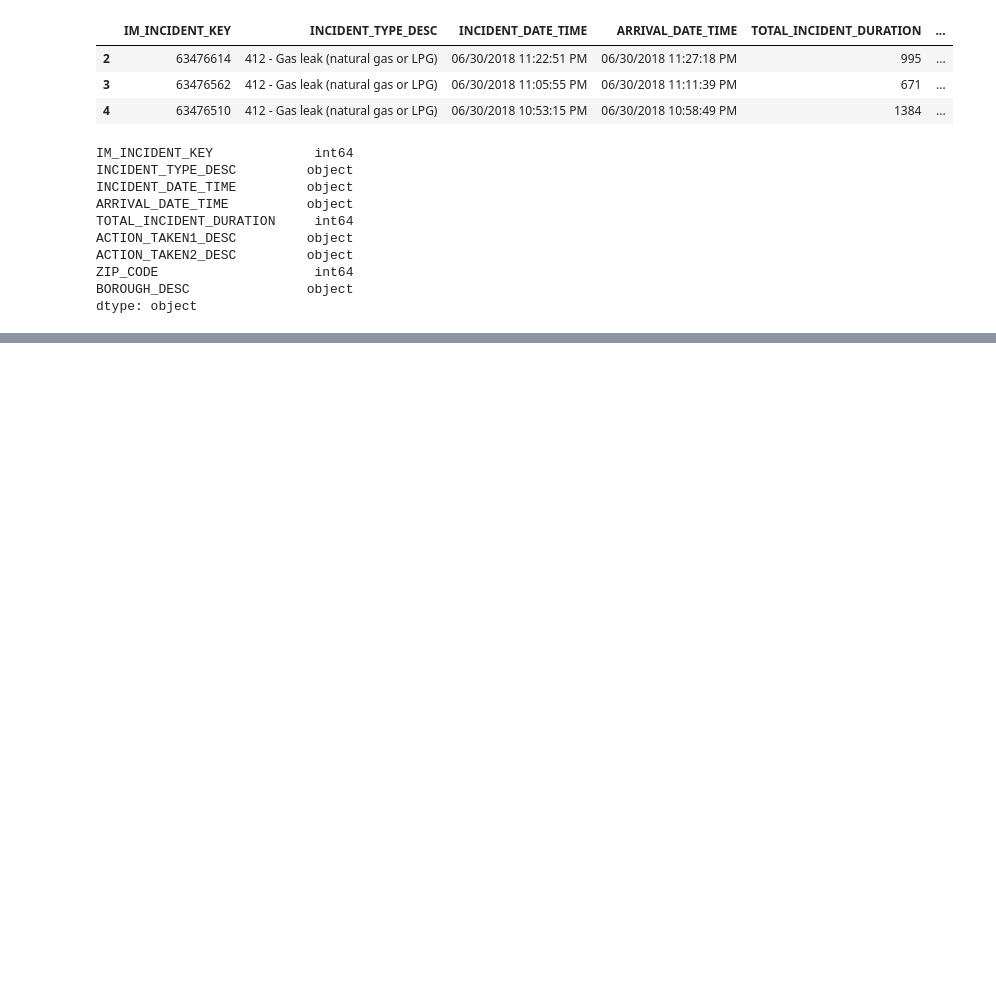
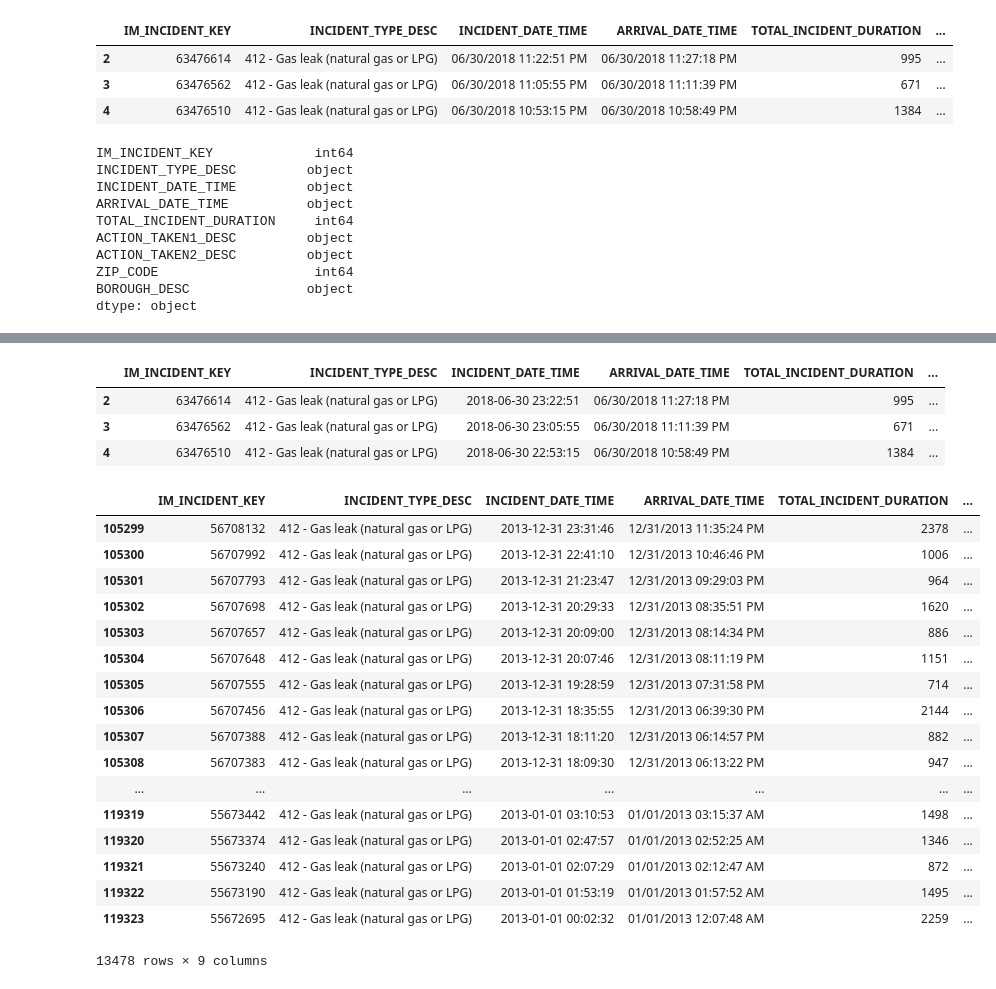
Before and after one commit to moutasemalakkad/ConEd-Gas-Leaks-Project, a Jupyter notebook: ConEd-Mer.ipynb, the cells around one changed output, grey strips where cells are left out. Saved outputs shown, nothing was run; the diff lists cells and outputs as text; code cells hidden in the pictures; blank space fills up the shorter version.

```diff
--- a/ConEd-Mer.ipynb
+++ b/ConEd-Mer.ipynb
@@ -126,3 +123,5 @@ ACTION_TAKEN2_DESC         object
 ZIP_CODE                    int64
 BOROUGH_DESC               object
 dtype: object
+# %%
+new_df['INCIDENT_DATE_TIME'] = new_df['INCIDENT_DATE_TIME'].astype('datetime64[ns]')
@@ -129,2 +141,31 @@ dtype: object
+# %%
+new_df.head(3)
+# %% [output]
+|  | IM_INCIDENT_KEY | INCIDENT_TYPE_DESC | INCIDENT_DATE_TIME | ARRIVAL_DATE_TIME | TOTAL_INCIDENT_DURATION | ... |
+| 2 | 63476614 | 412 - Gas leak (natural gas or LPG) | 2018-06-30 23:22:51 | 06/30/2018 11:27:18 PM | 995 | ... |
+| 3 | 63476562 | 412 - Gas leak (natural gas or LPG) | 2018-06-30 23:05:55 | 06/30/2018 11:11:39 PM | 671 | ... |
+| 4 | 63476510 | 412 - Gas leak (natural gas or LPG) | 2018-06-30 22:53:15 | 06/30/2018 10:58:49 PM | 1384 | ... |
+# %%
+yr_2013 = new_df[new_df['INCIDENT_DATE_TIME'].dt.year == 2013]
+yr_2013
+# %% [output]
+|  | IM_INCIDENT_KEY | INCIDENT_TYPE_DESC | INCIDENT_DATE_TIME | ARRIVAL_DATE_TIME | TOTAL_INCIDENT_DURATION | ... |
+| 105299 | 56708132 | 412 - Gas leak (natural gas or LPG) | 2013-12-31 23:31:46 | 12/31/2013 11:35:24 PM | 2378 | ... |
+| 105300 | 56707992 | 412 - Gas leak (natural gas or LPG) | 2013-12-31 22:41:10 | 12/31/2013 10:46:46 PM | 1006 | ... |
+| 105301 | 56707793 | 412 - Gas leak (natural gas or LPG) | 2013-12-31 21:23:47 | 12/31/2013 09:29:03 PM | 964 | ... |
+| 105302 | 56707698 | 412 - Gas leak (natural gas or LPG) | 2013-12-31 20:29:33 | 12/31/2013 08:35:51 PM | 1620 | ... |
+| 105303 | 56707657 | 412 - Gas leak (natural gas or LPG) | 2013-12-31 20:09:00 | 12/31/2013 08:14:34 PM | 886 | ... |
+| 105304 | 56707648 | 412 - Gas leak (natural gas or LPG) | 2013-12-31 20:07:46 | 12/31/2013 08:11:19 PM | 1151 | ... |
+| 105305 | 56707555 | 412 - Gas leak (natural gas or LPG) | 2013-12-31 19:28:59 | 12/31/2013 07:31:58 PM | 714 | ... |
+| 105306 | 56707456 | 412 - Gas leak (natural gas or LPG) | 2013-12-31 18:35:55 | 12/31/2013 06:39:30 PM | 2144 | ... |
+| 105307 | 56707388 | 412 - Gas leak (natural gas or LPG) | 2013-12-31 18:11:20 | 12/31/2013 06:14:57 PM | 882 | ... |
+| 105308 | 56707383 | 412 - Gas leak (natural gas or LPG) | 2013-12-31 18:09:30 | 12/31/2013 06:13:22 PM | 947 | ... |
+| ... | ... | ... | ... | ... | ... | ... |
+| 119319 | 55673442 | 412 - Gas leak (natural gas or LPG) | 2013-01-01 03:10:53 | 01/01/2013 03:15:37 AM | 1498 | ... |
+| 119320 | 55673374 | 412 - Gas leak (natural gas or LPG) | 2013-01-01 02:47:57 | 01/01/2013 02:52:25 AM | 1346 | ... |
+| 119321 | 55673240 | 412 - Gas leak (natural gas or LPG) | 2013-01-01 02:07:29 | 01/01/2013 02:12:47 AM | 872 | ... |
+| 119322 | 55673190 | 412 - Gas leak (natural gas or LPG) | 2013-01-01 01:53:19 | 01/01/2013 01:57:52 AM | 1495 | ... |
+| 119323 | 55672695 | 412 - Gas leak (natural gas or LPG) | 2013-01-01 00:02:32 | 01/01/2013 12:07:48 AM | 2259 | ... |
+13478 rows × 9 columns
 # %%
 new_df.to_csv("coned_leaks.csv")
```
Also changed, not shown: parts of 3 cells of this notebook, 7 other files.
